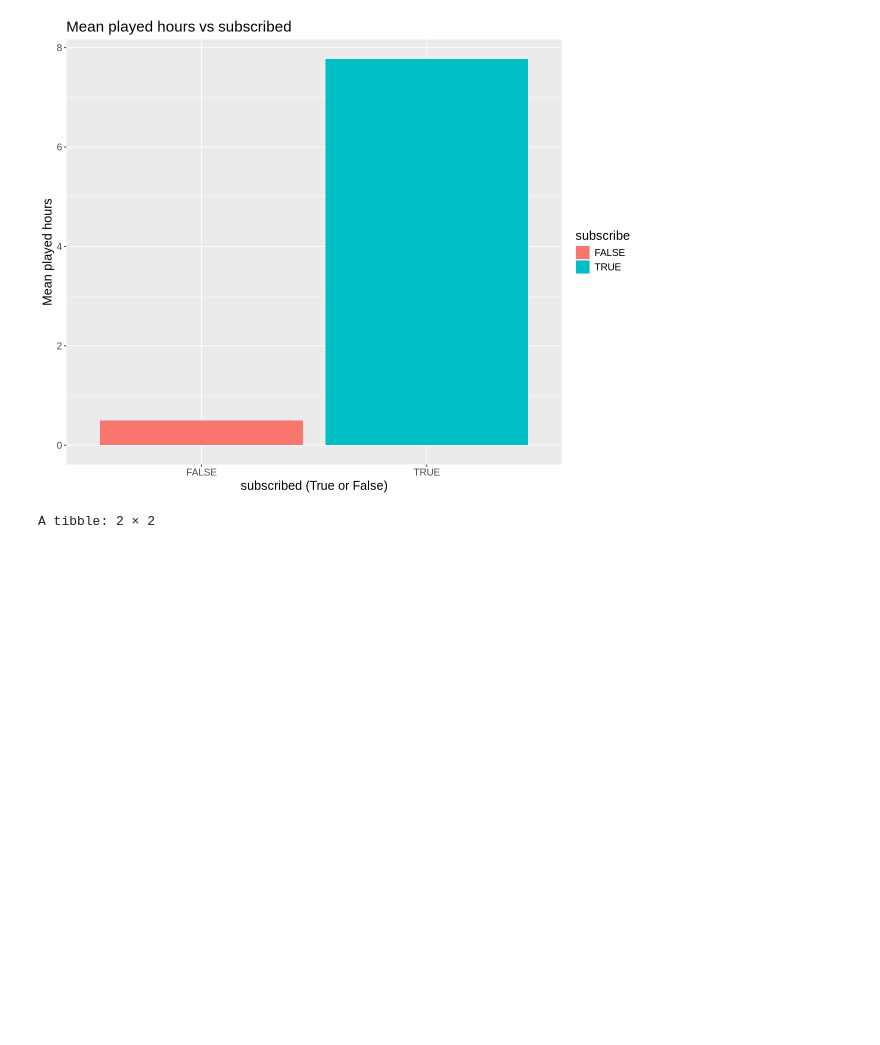
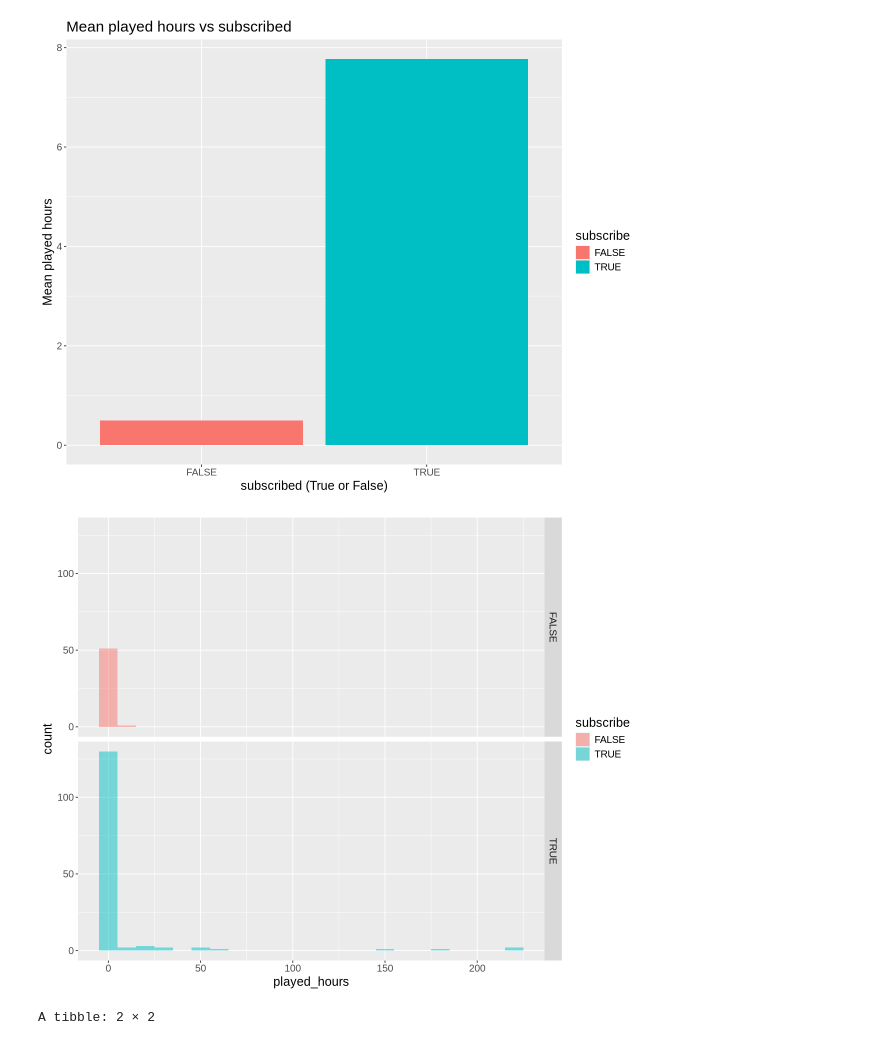
Before and after one commit to SimranHeir/DSCI-100-Project-Planning-Stage-Individual-Simran-Heir, a Jupyter notebook: Project Planning Individual Stage Notebook - Simran Heir.ipynb, the cells around one changed output. Cells and saved outputs as stored; diff of their text form; code cells hidden in the pictures; blank space fills up the shorter version.

```diff
--- a/Project Planning Individual Stage Notebook - Simran Heir.ipynb
+++ b/Project Planning Individual Stage Notebook - Simran Heir.ipynb
@@ -265,6 +339,16 @@ graph_played_hours <- played_hours_wrangled |>
 graph_played_hours
 # %% [output]
 [figure]
+# %%
+histogram_played_hours <- player_data_wrangled|>
+    ggplot (aes (x = played_hours, fill = subscribe)) +
+    geom_histogram (alpha = 0.5, position = "identity", binwidth = 10) +
+    facet_grid(rows = vars(subscribe)) +
+    theme (text = element_text (size = 15))
+    options (repr.plot.width = 10, repr.plot.height = 8)
+histogram_played_hours
+# %% [output]
+[figure, added]
 # %%
 mean_wrangled_age <- player_data_wrangled |>
     group_by(subscribe) |>
```
Also changed, not shown: parts of 21 cells of this notebook.
